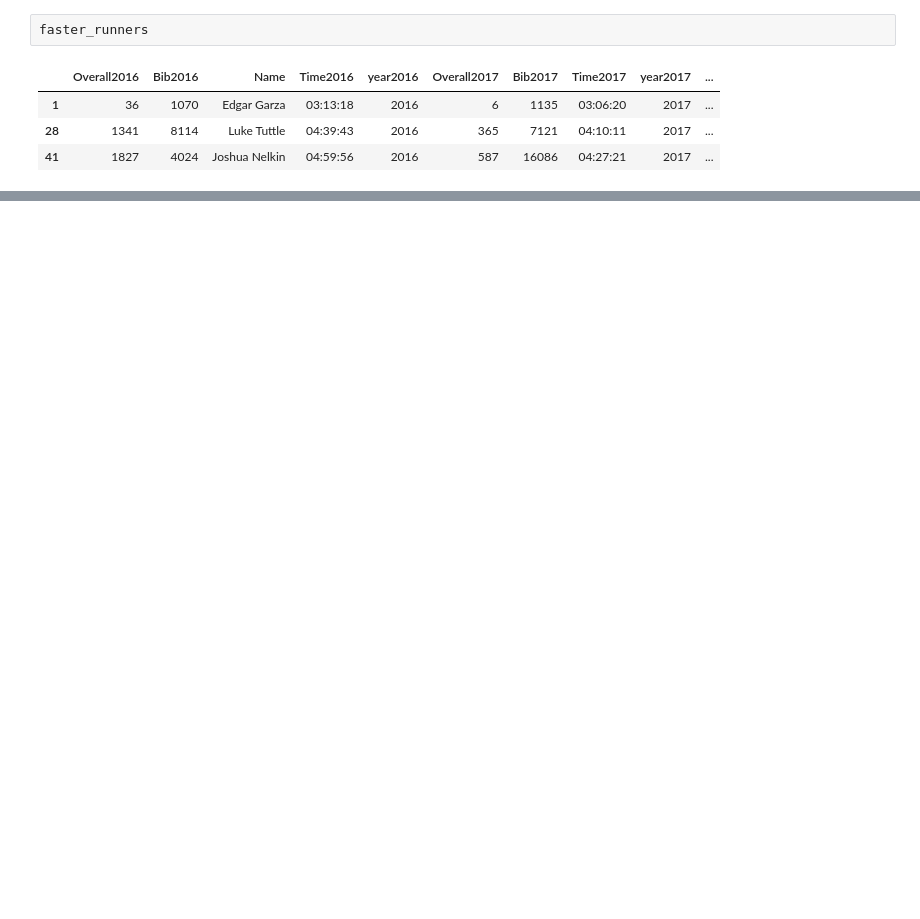
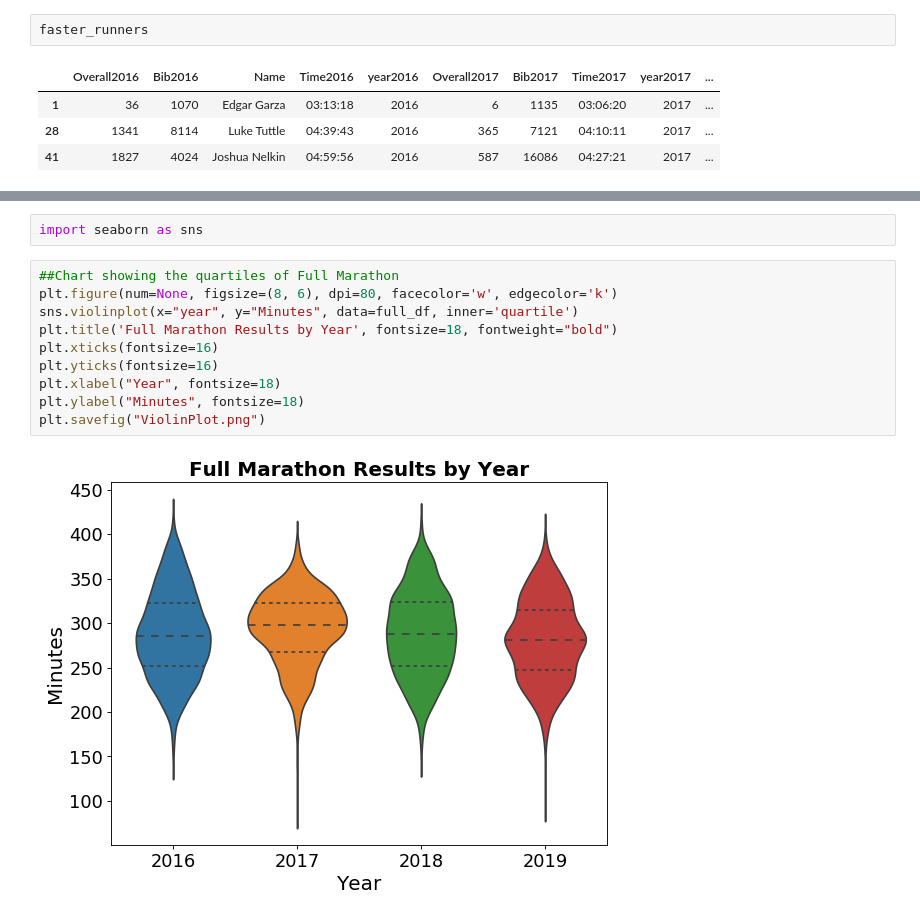
Before and after one commit to RakshandaKaukab05/web-scrapping-marathons, a Jupyter notebook: Marathon.ipynb, the cells around one changed output, grey strips where cells are left out. Cells and saved outputs as stored; diff of their text form; blank space fills up the shorter version.

```diff
--- a/Marathon.ipynb
+++ b/Marathon.ipynb
@@ -619,0 +808,14 @@ plt.savefig('Runners.png')
+# %%
+import seaborn as sns
+# %%
+##Chart showing the quartiles of Full Marathon
+plt.figure(num=None, figsize=(8, 6), dpi=80, facecolor='w', edgecolor='k')
+sns.violinplot(x="year", y="Minutes", data=full_df, inner='quartile')
+plt.title('Full Marathon Results by Year', fontsize=18, fontweight="bold")
+plt.xticks(fontsize=16)
+plt.yticks(fontsize=16)
+plt.xlabel("Year", fontsize=18)
+plt.ylabel("Minutes", fontsize=18)
+plt.savefig("ViolinPlot.png")
+# %% [output]
+[figure, added]
```
Also changed, not shown: parts of 56 cells of this notebook, 1 other file.
